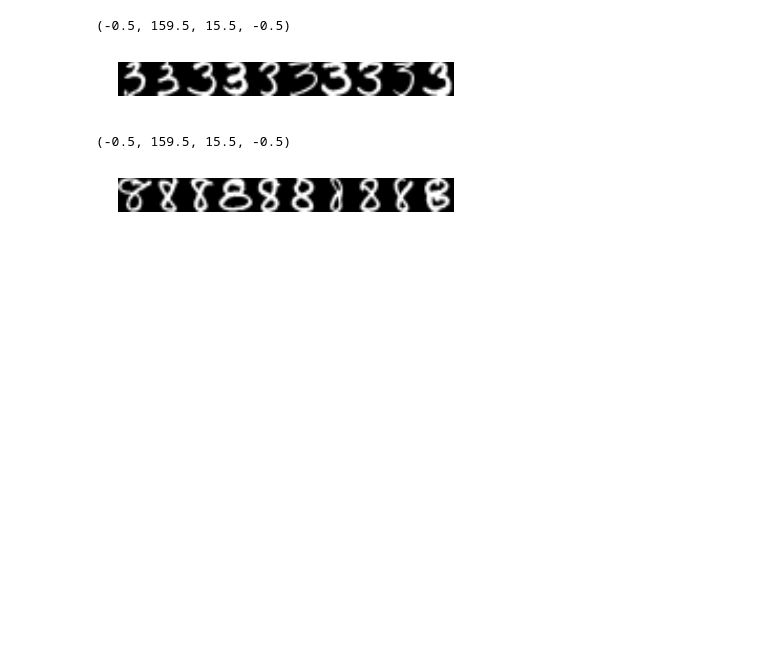
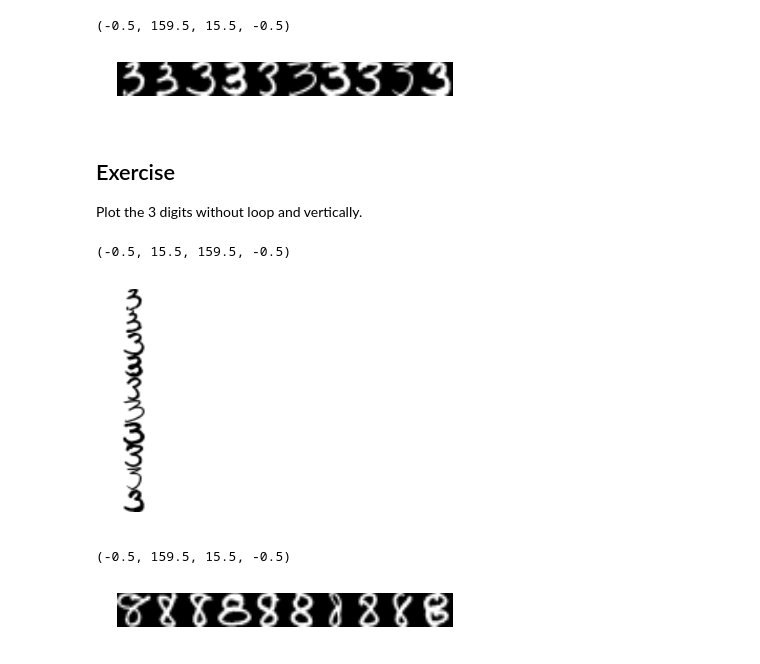
Before and after one commit to vahidpartovinia/pythonworkshop, a Jupyter notebook: ipython/chapter04.ipynb, the cells around one changed output. Saved outputs shown, nothing was run; the diff lists cells and outputs as text; code cells hidden in the pictures; blank space fills up the shorter version.

```diff
--- a/ipython/chapter04.ipynb
+++ b/ipython/chapter04.ipynb
@@ -56,6 +55,15 @@ plt.axis("off")
 # %% [output]
 (-0.5, 159.5, 15.5, -0.5)
 [figure]
+# %% [markdown]
+## Exercise
+Plot the 3 digits without loop and vertically.
+# %%
+plt.imshow(-zipdata3[random3,1:].reshape(160,16),"gray")
+plt.axis("off")
+# %% [output]
+(-0.5, 15.5, 159.5, -0.5)
+[figure, added]
 # %%
 random8=np.random.choice(range(len(zipdata8)),size=10,replace=False)
 zipdata8stack=np.empty((16,16))
```
Also changed, not shown: parts of 6 cells of this notebook.
